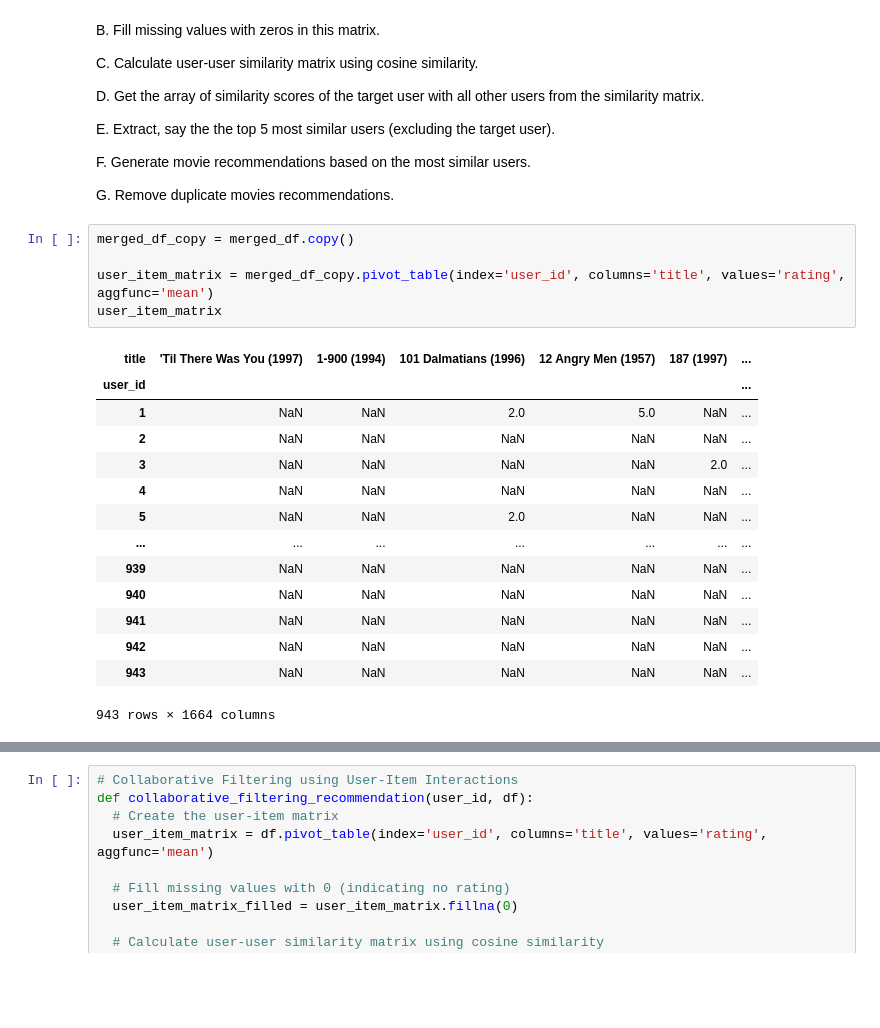
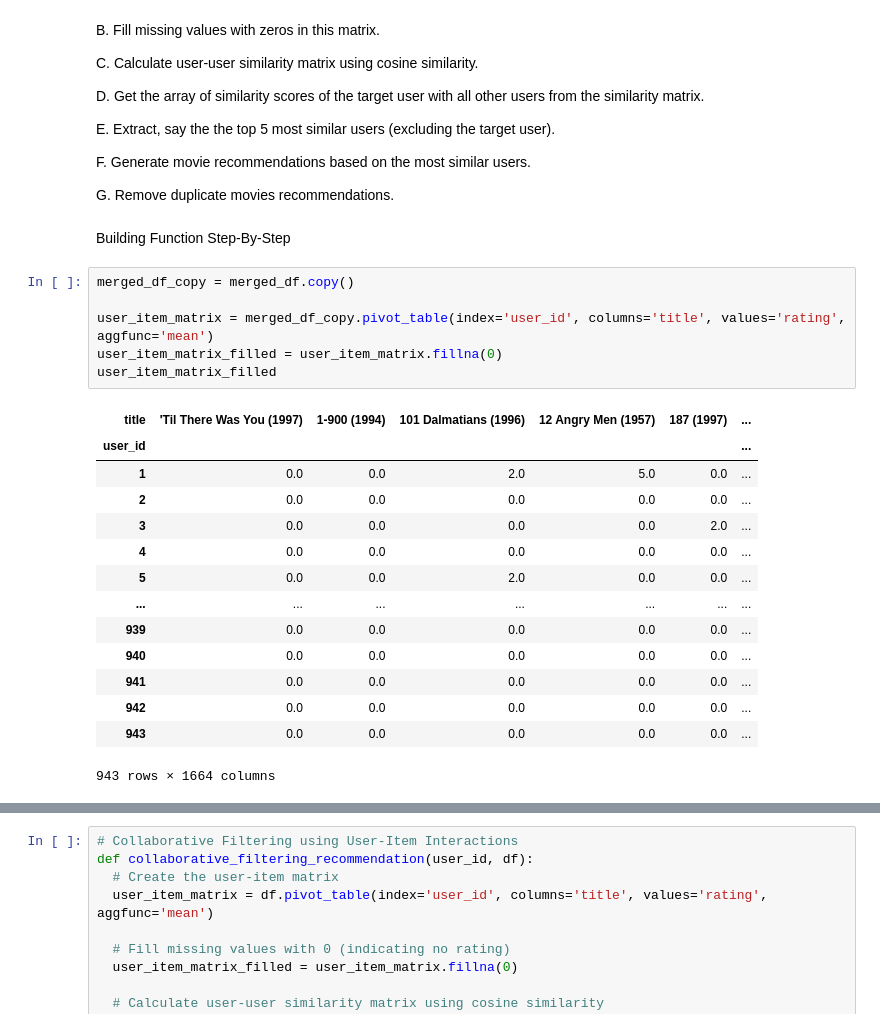
Before and after one commit to TimHBSWFL/UCSD_MLE_Projects, a Jupyter notebook: Student_MLE_MiniProject_Recommendation_Engines.ipynb, the cells around one changed output, grey strips where cells are left out. Drawn from its saved outputs; the diff is of its cells as text; blank space fills up the shorter version.

```diff
--- a/Student_MLE_MiniProject_Recommendation_Engines.ipynb
+++ b/Student_MLE_MiniProject_Recommendation_Engines.ipynb
@@ -517,23 +533,26 @@ Here is your task:
   F. Generate movie recommendations based on the most similar users.
 
   G. Remove duplicate movies recommendations.
+# %% [markdown]
+Building Function Step-By-Step
 # %%
 merged_df_copy = merged_df.copy()
 
 user_item_matrix = merged_df_copy.pivot_table(index='user_id', columns='title', values='rating', aggfunc='mean')
-user_item_matrix
+user_item_matrix_filled = user_item_matrix.fillna(0)
+user_item_matrix_filled
 # %% [output]
 | title | 'Til There Was You (1997) | 1-900 (1994) | 101 Dalmatians (1996) | 12 Angry Men (1957) | 187 (1997) | ... |
 | user_id |  |  |  |  |  | ... |
-| 1 | NaN | NaN | 2.0 | 5.0 | NaN | ... |
-| 2 | NaN | NaN | NaN | NaN | NaN | ... |
-| 3 | NaN | NaN | NaN | NaN | 2.0 | ... |
-| 4 | NaN | NaN | NaN | NaN | NaN | ... |
-| 5 | NaN | NaN | 2.0 | NaN | NaN | ... |
+| 1 | 0.0 | 0.0 | 2.0 | 5.0 | 0.0 | ... |
+| 2 | 0.0 | 0.0 | 0.0 | 0.0 | 0.0 | ... |
+| 3 | 0.0 | 0.0 | 0.0 | 0.0 | 2.0 | ... |
+| 4 | 0.0 | 0.0 | 0.0 | 0.0 | 0.0 | ... |
+| 5 | 0.0 | 0.0 | 2.0 | 0.0 | 0.0 | ... |
 | ... | ... | ... | ... | ... | ... | ... |
-| 939 | NaN | NaN | NaN | NaN | NaN | ... |
-| 940 | NaN | NaN | NaN | NaN | NaN | ... |
-| 941 | NaN | NaN | NaN | NaN | NaN | ... |
-| 942 | NaN | NaN | NaN | NaN | NaN | ... |
-| 943 | NaN | NaN | NaN | NaN | NaN | ... |
+| 939 | 0.0 | 0.0 | 0.0 | 0.0 | 0.0 | ... |
+| 940 | 0.0 | 0.0 | 0.0 | 0.0 | 0.0 | ... |
+| 941 | 0.0 | 0.0 | 0.0 | 0.0 | 0.0 | ... |
+| 942 | 0.0 | 0.0 | 0.0 | 0.0 | 0.0 | ... |
+| 943 | 0.0 | 0.0 | 0.0 | 0.0 | 0.0 | ... |
 943 rows × 1664 columns
```
Also changed, not shown: parts of 19 cells of this notebook.
